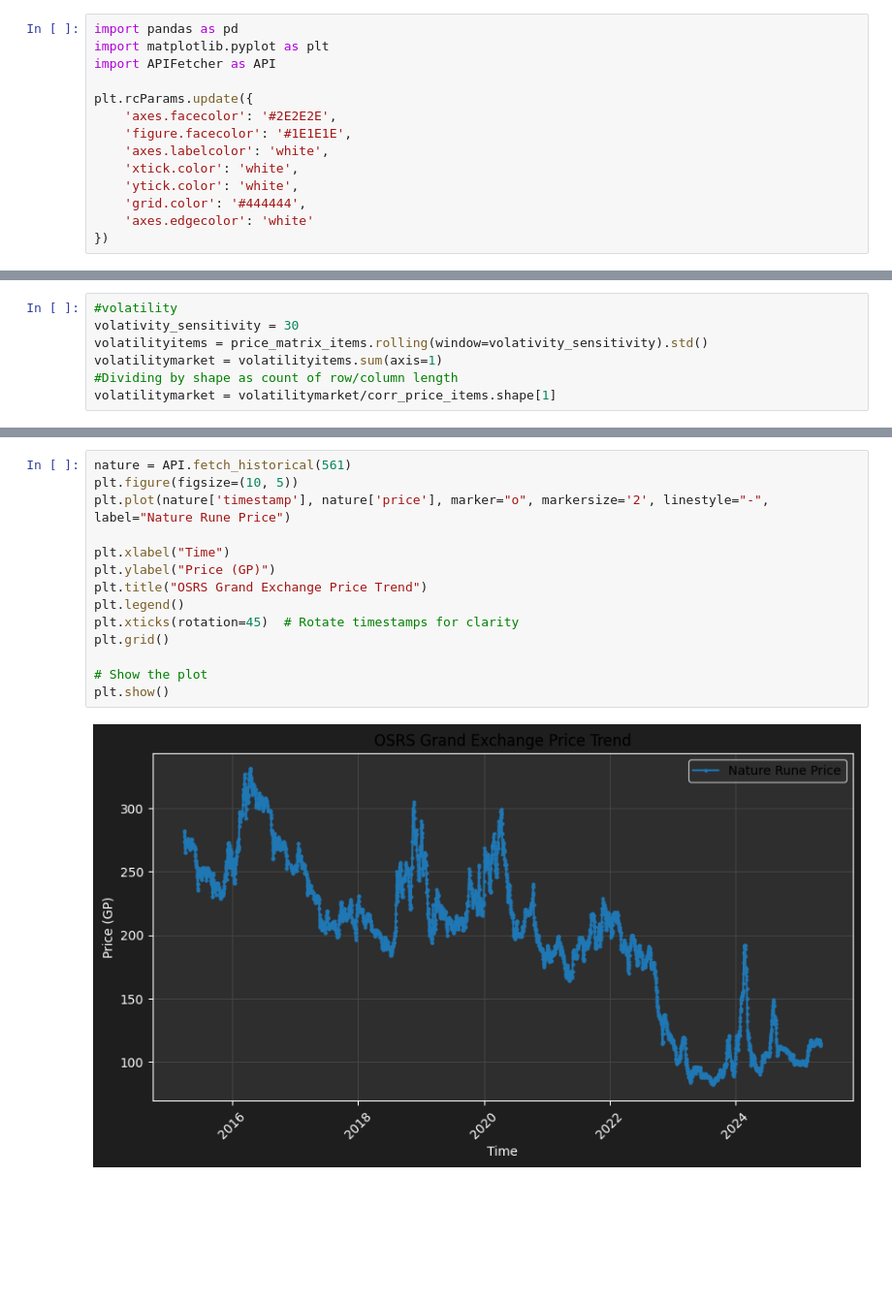
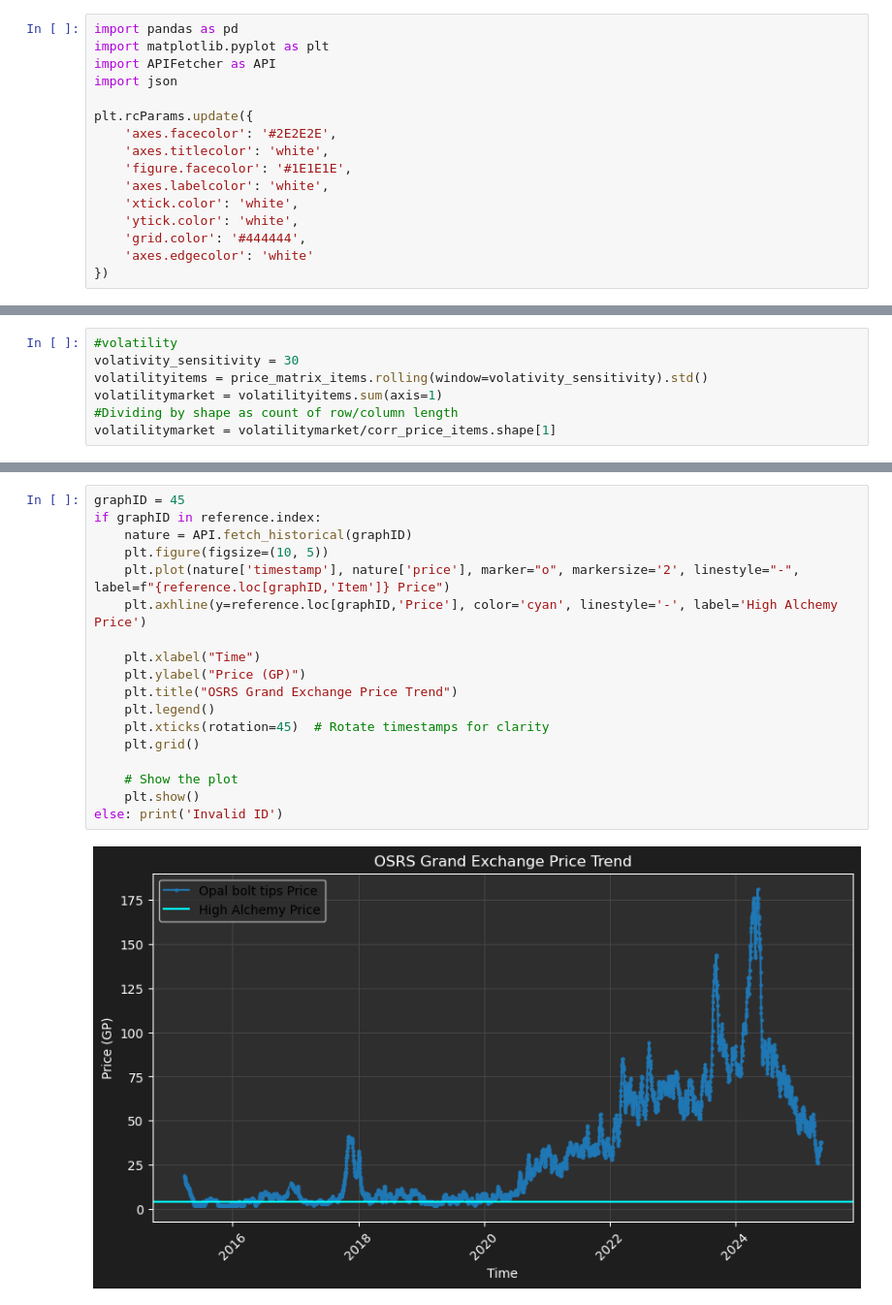
Before and after one commit to Developer-KI/RunescapeGET, a Jupyter notebook: scripts/Visual.ipynb, the cells around one changed output, grey strips where cells are left out. Shown at 97% size. Saved outputs shown, nothing was run; the diff lists cells and outputs as text; blank space fills up the shorter version.

Commit message:
New Visuals

```diff
--- a/scripts/Visual.ipynb
+++ b/scripts/Visual.ipynb
@@ -2,9 +2,11 @@
 import pandas as pd
 import matplotlib.pyplot as plt
 import APIFetcher as API
+import json
 
 plt.rcParams.update({
     'axes.facecolor': '#2E2E2E',
+    'axes.titlecolor': 'white',
     'figure.facecolor': '#1E1E1E',
     'axes.labelcolor': 'white',
     'xtick.color': 'white',
@@ -57,16 +82,20 @@ plt.show()
 # %%
-nature = API.fetch_historical(561)
-plt.figure(figsize=(10, 5))
-plt.plot(nature['timestamp'], nature['price'], marker="o", markersize='2', linestyle="-", label="Nature Rune Price")
+graphID = 45
+if graphID in reference.index:
+    nature = API.fetch_historical(graphID)
+    plt.figure(figsize=(10, 5))
+    plt.plot(nature['timestamp'], nature['price'], marker="o", markersize='2', linestyle="-", label=f"{reference.loc[graphID,'Item']} Price")
+    plt.axhline(y=reference.loc[graphID,'Price'], color='cyan', linestyle='-', label='High Alchemy Price')
 
-plt.xlabel("Time")
-plt.ylabel("Price (GP)")
-plt.title("OSRS Grand Exchange Price Trend")
-plt.legend()
-plt.xticks(rotation=45)  # Rotate timestamps for clarity
-plt.grid()
+    plt.xlabel("Time")
+    plt.ylabel("Price (GP)")
+    plt.title("OSRS Grand Exchange Price Trend")
+    plt.legend()
+    plt.xticks(rotation=45)  # Rotate timestamps for clarity
+    plt.grid()
 
-# Show the plot
-plt.show()
+    # Show the plot
+    plt.show()
+else: print('Invalid ID')
 # %% [output]
-[figure, old version]
+[figure, new version]
```
Also changed, not shown: parts of 2 cells of this notebook, 2 other files.
